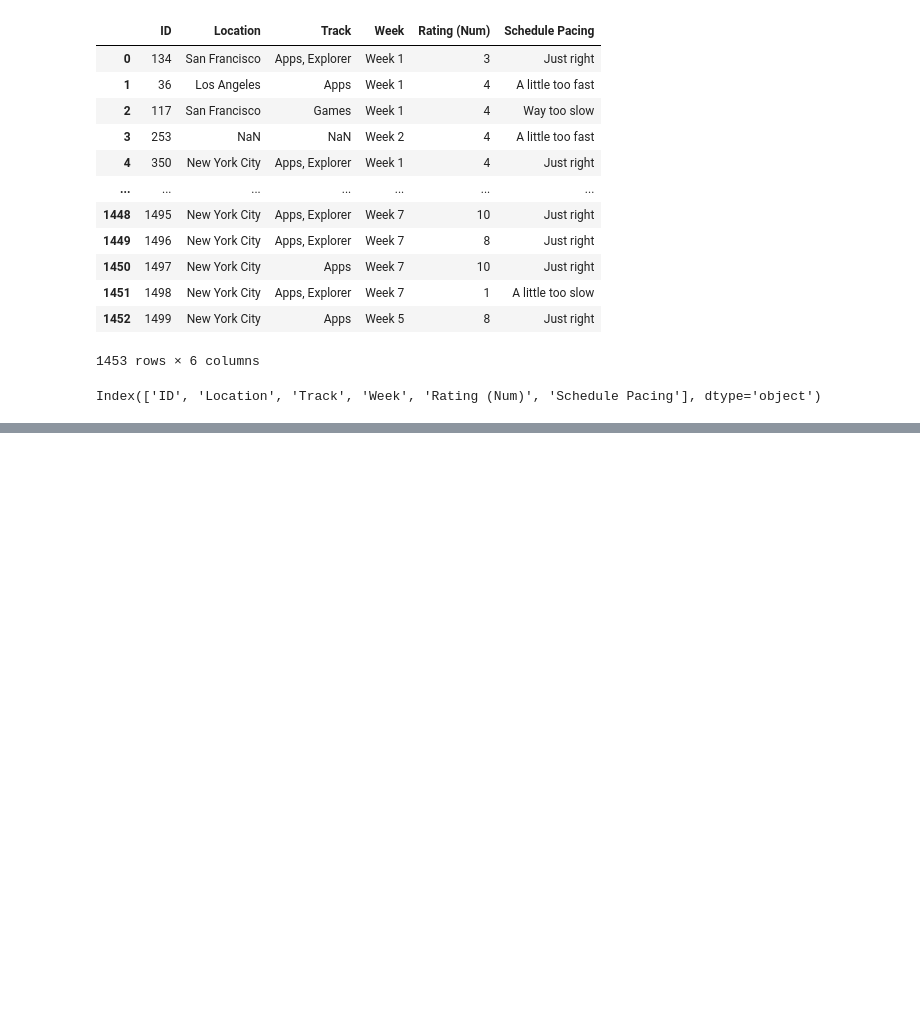
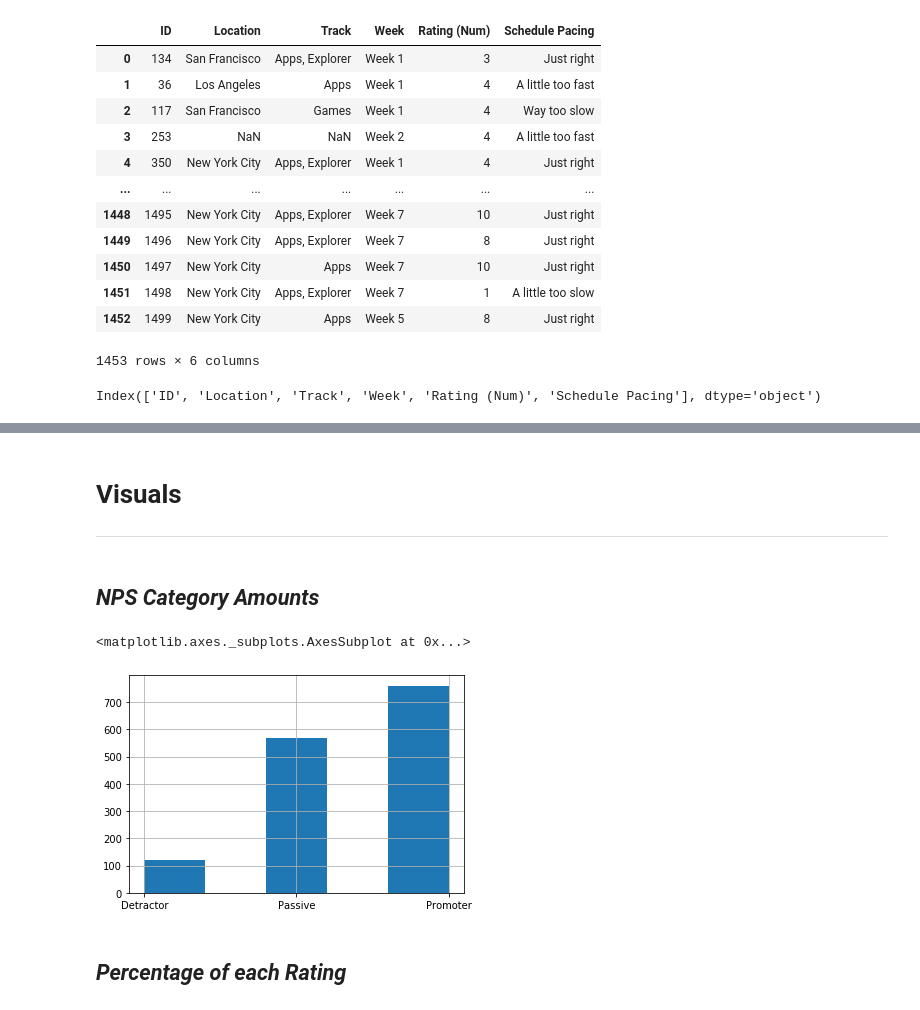
Before and after one commit to RobotGyal/Net-Promoter-Score, a Jupyter notebook: NPS/NPS_EDA.ipynb, the cells around one changed output, grey strips where cells are left out. Drawn from its saved outputs; the diff is of its cells as text; code cells hidden in the pictures; blank space fills up the shorter version.

```diff
--- a/NPS/NPS_EDA.ipynb
+++ b/NPS/NPS_EDA.ipynb
@@ -63,0 +190,14 @@ detractor_data = data[data['Rating (Num)'] == '1']
+# %% [markdown]
+# **Visuals**
+---
+# %% [markdown]
+## _NPS Category Amounts_
+# %%
+# chart of percentages of NPS categories
+
+data['NPS Category'].hist(bins=5)
+# %% [output]
+<matplotlib.axes._subplots.AxesSubplot at 0x...>
+[figure, added]
+# %% [markdown]
+## _Percentage of each Rating_
```
Also changed, not shown: parts of 39 cells of this notebook, 10 other files.
